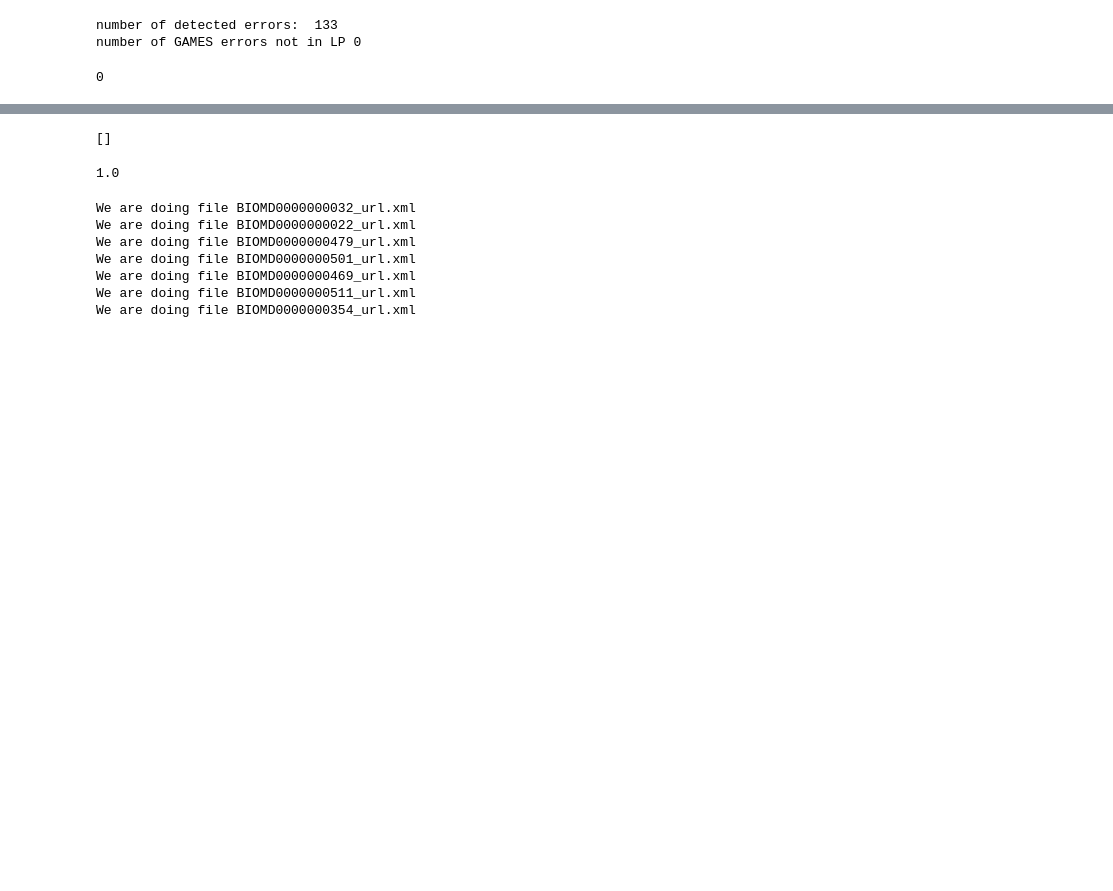
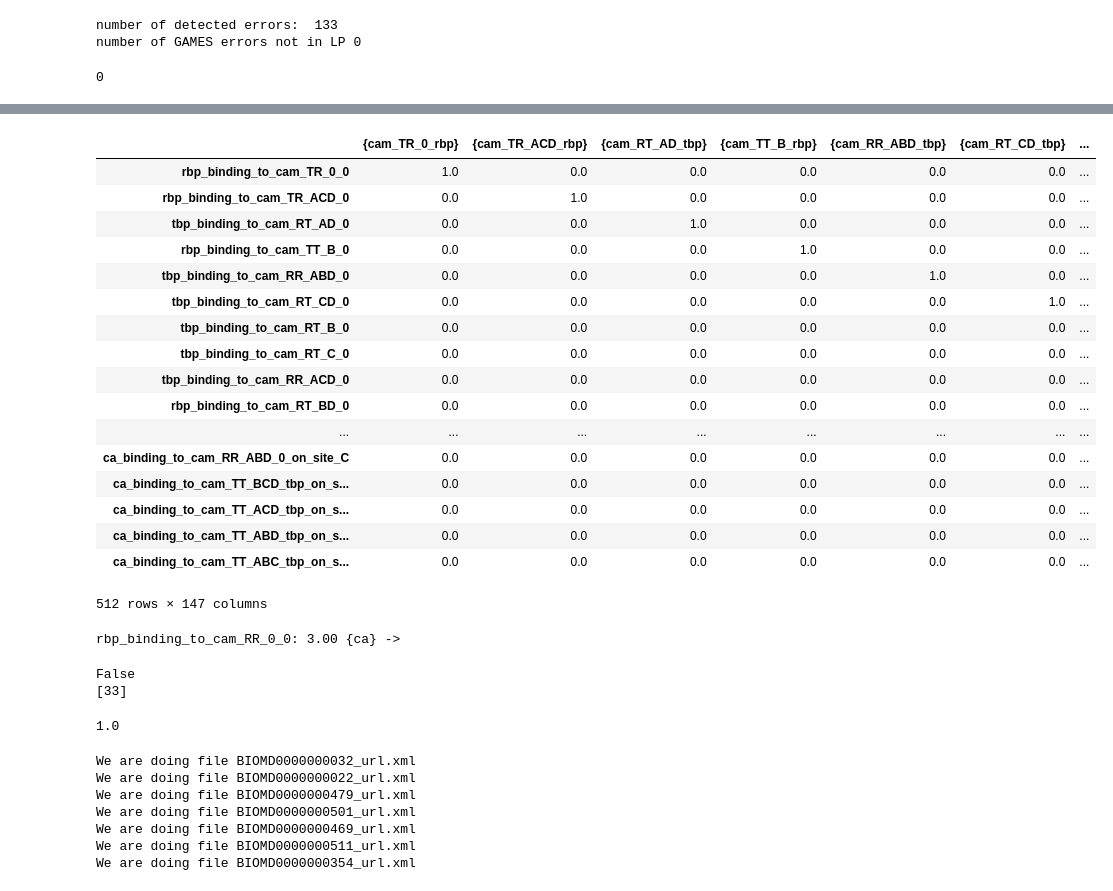
Before and after one commit to ModelEngineering/SBMLLint, a Jupyter notebook: notebook/run_statistics.ipynb, the cells around one changed output, grey strips where cells are left out. Cells and saved outputs as stored; diff of their text form; code cells hidden in the pictures; blank space fills up the shorter version.

```diff
--- a/notebook/run_statistics.ipynb
+++ b/notebook/run_statistics.ipynb
@@ -351,4 +372,4 @@ results[results[GAMESPP_ERROR]==3]
 # %%
-simple = load_file_from_games(478)
+simple = load_file_from_games(574)
 m = GAMES_PP(simple)
 res = m.analyze(simple_games=False, error_details=True)
@@ -370,10 +580,36 @@ True
+# %%
+m.rref_df
+# %% [output]
+|  | {cam_TR_0_rbp} | {cam_TR_ACD_rbp} | {cam_RT_AD_tbp} | {cam_TT_B_rbp} | {cam_RR_ABD_tbp} | {cam_RT_CD_tbp} | ... |
+| rbp_binding_to_cam_TR_0_0 | 1.0 | 0.0 | 0.0 | 0.0 | 0.0 | 0.0 | ... |
+| rbp_binding_to_cam_TR_ACD_0 | 0.0 | 1.0 | 0.0 | 0.0 | 0.0 | 0.0 | ... |
+| tbp_binding_to_cam_RT_AD_0 | 0.0 | 0.0 | 1.0 | 0.0 | 0.0 | 0.0 | ... |
+| rbp_binding_to_cam_TT_B_0 | 0.0 | 0.0 | 0.0 | 1.0 | 0.0 | 0.0 | ... |
+| tbp_binding_to_cam_RR_ABD_0 | 0.0 | 0.0 | 0.0 | 0.0 | 1.0 | 0.0 | ... |
+| tbp_binding_to_cam_RT_CD_0 | 0.0 | 0.0 | 0.0 | 0.0 | 0.0 | 1.0 | ... |
+| tbp_binding_to_cam_RT_B_0 | 0.0 | 0.0 | 0.0 | 0.0 | 0.0 | 0.0 | ... |
+| tbp_binding_to_cam_RT_C_0 | 0.0 | 0.0 | 0.0 | 0.0 | 0.0 | 0.0 | ... |
+| tbp_binding_to_cam_RR_ACD_0 | 0.0 | 0.0 | 0.0 | 0.0 | 0.0 | 0.0 | ... |
+| rbp_binding_to_cam_RT_BD_0 | 0.0 | 0.0 | 0.0 | 0.0 | 0.0 | 0.0 | ... |
+| ... | ... | ... | ... | ... | ... | ... | ... |
+| ca_binding_to_cam_RR_ABD_0_on_site_C | 0.0 | 0.0 | 0.0 | 0.0 | 0.0 | 0.0 | ... |
+| ca_binding_to_cam_TT_BCD_tbp_on_s... | 0.0 | 0.0 | 0.0 | 0.0 | 0.0 | 0.0 | ... |
+| ca_binding_to_cam_TT_ACD_tbp_on_s... | 0.0 | 0.0 | 0.0 | 0.0 | 0.0 | 0.0 | ... |
+| ca_binding_to_cam_TT_ABD_tbp_on_s... | 0.0 | 0.0 | 0.0 | 0.0 | 0.0 | 0.0 | ... |
+| ca_binding_to_cam_TT_ABC_tbp_on_s... | 0.0 | 0.0 | 0.0 | 0.0 | 0.0 | 0.0 | ... |
+512 rows × 147 columns
+# %%
+m.echelon_errors[0]
+# %% [output]
+rbp_binding_to_cam_RR_0_0: 3.00 {ca} ->
 # %%
 gr = GAMESReport(m)
-echelon_report, error_num = gr.reportEchelonError(m.echelon_errors, explain_details=True)
+echelon_report, error_num = gr.reportEchelonError([m.echelon_errors[0]], explain_details=True)
 print(echelon_report)
 print(error_num)
 # %% [output]
-[]
+False
+[33]
 # %%
 np.linalg.det(np.linalg.inv(m.lower))
 # %% [output]
```
Also changed, not shown: parts of 32 cells of this notebook, 4 other files.
